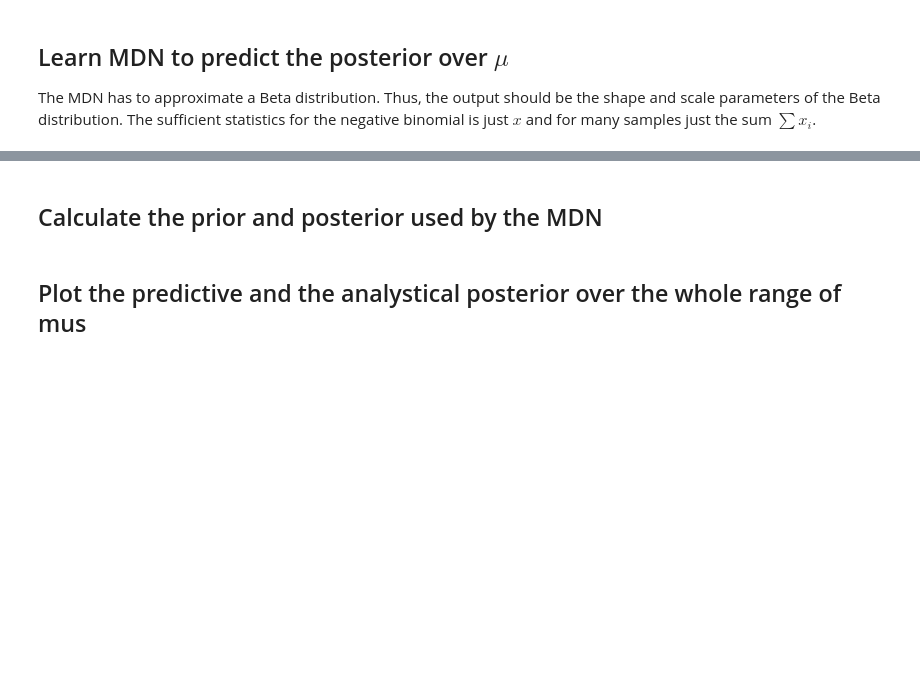
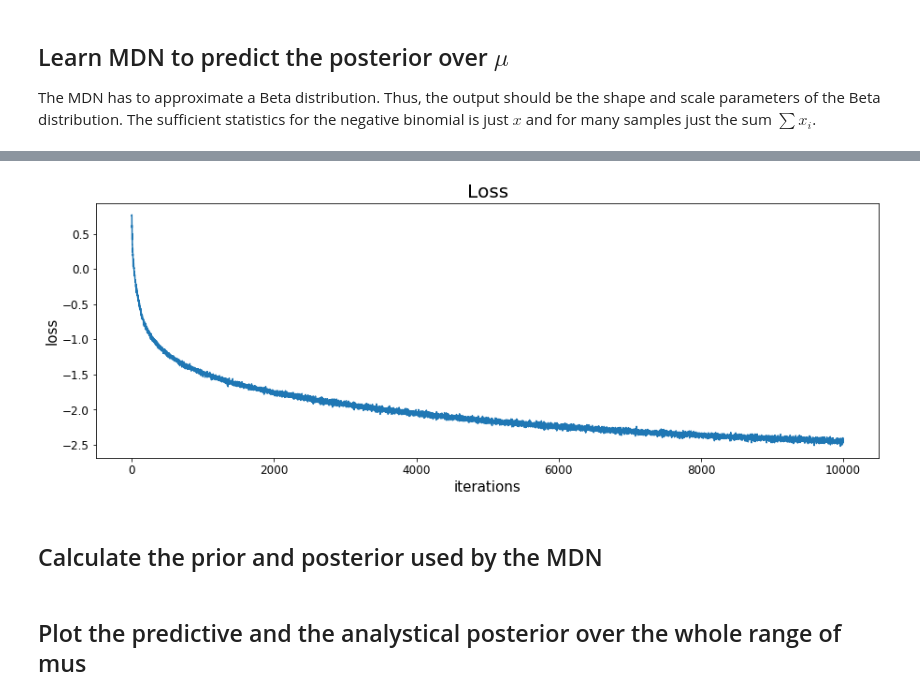
Before and after one commit to janfb/mcabc, a Jupyter notebook: NegBin_fitting_MDN.ipynb, the cells around one changed output, grey strips where cells are left out. Cells and saved outputs as stored; diff of their text form; code cells hidden in the pictures; blank space fills up the shorter version.

```diff
--- a/NegBin_fitting_MDN.ipynb
+++ b/NegBin_fitting_MDN.ipynb
@@ -133,7 +140,7 @@ def generate_dataset(N, m, alpha, beta, normalize=False):
 
         # generate samples
 
-        x = np.random.negative_binomial(n=n_failures, p=mu, size=m)
+        x = np.random.negative_binomial(n=r, p=mu, size=m)
 
         # as data we append the summary stats
         X.append([np.mean(x)])
@@ -185,6 +192,8 @@ def batch_generator(dataset, batch_size=5):
 def train(X, Y, n_epochs=500, n_minibatch=50):
     dataset_train = [(x, y) for x, y in zip(X, Y)]
 
+    losses = []
+
     for epoch in range(n_epochs):
         bgen = batch_generator(dataset_train, n_minibatch)
 
@@ -199,13 +208,16 @@ def train(X, Y, n_epochs=500, n_minibatch=50):
             loss.backward()
             optim.step()
 
+            losses.append(loss.data[0])
+
         if (epoch + 1) % 50 == 0:
             print("[epoch %04d] loss: %.4f" % (epoch + 1, loss.data[0]))
+    return losses
 # %%
-X, Y, data_mean, data_std = generate_dataset(2000, N, alpha=alp, beta=bet)
+X, Y, data_mean, data_std = generate_dataset(500, N, alpha=alp, beta=bet)
 # %%
 model = MDN_phi(ndim_input=1, n_components=1)
 optim = torch.optim.Adam(model.parameters(), lr=0.01)
 # %%
-train(X, Y, n_epochs=2000)
+losses = train(X, Y, n_epochs=1000)
 # %% [output]
@@ -229,3 +244,11 @@ train(X, Y, n_epochs=2000)
+# %%
+plt.figure(figsize=(15, 5))
+plt.plot(losses)
+plt.xlabel('iterations')
+plt.ylabel('loss')
+plt.title('Loss');
+# %% [output]
+[figure, added]
 # %% [markdown]
 ## Calculate the prior and posterior used by the MDN
 # %%
```
Also changed, not shown: parts of 8 cells of this notebook.
